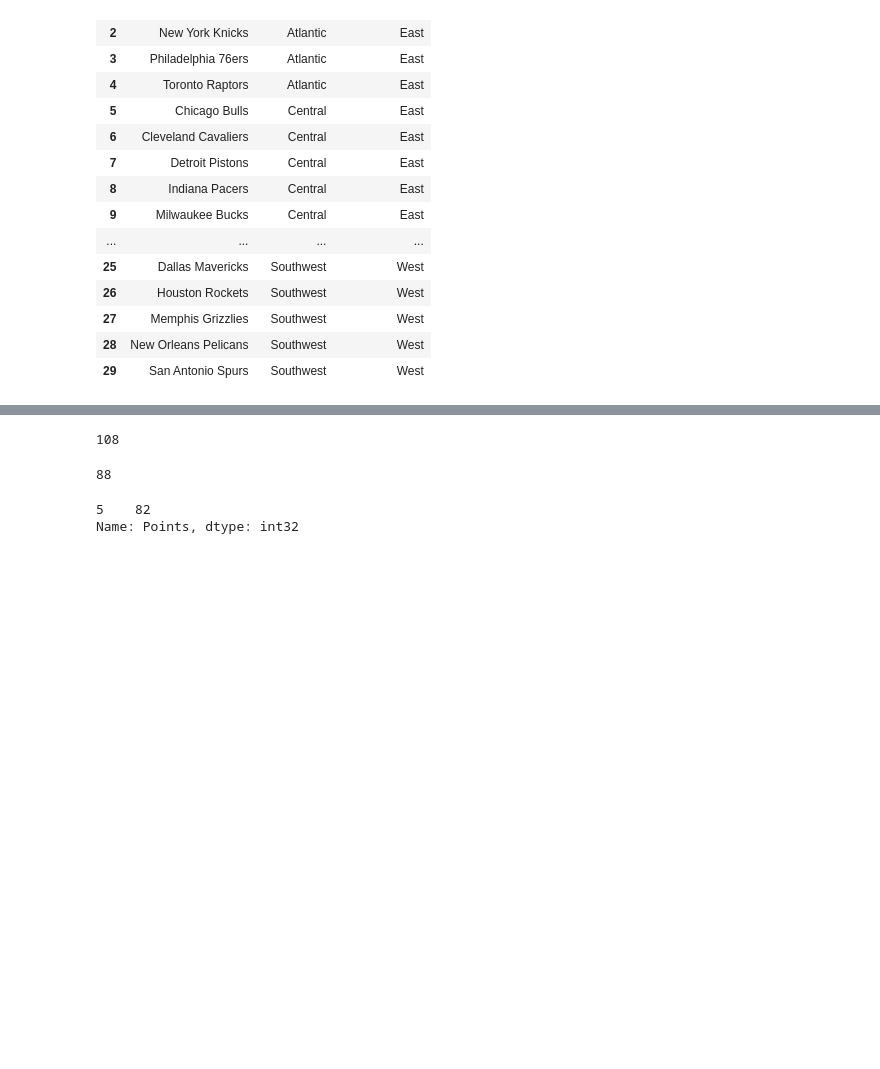
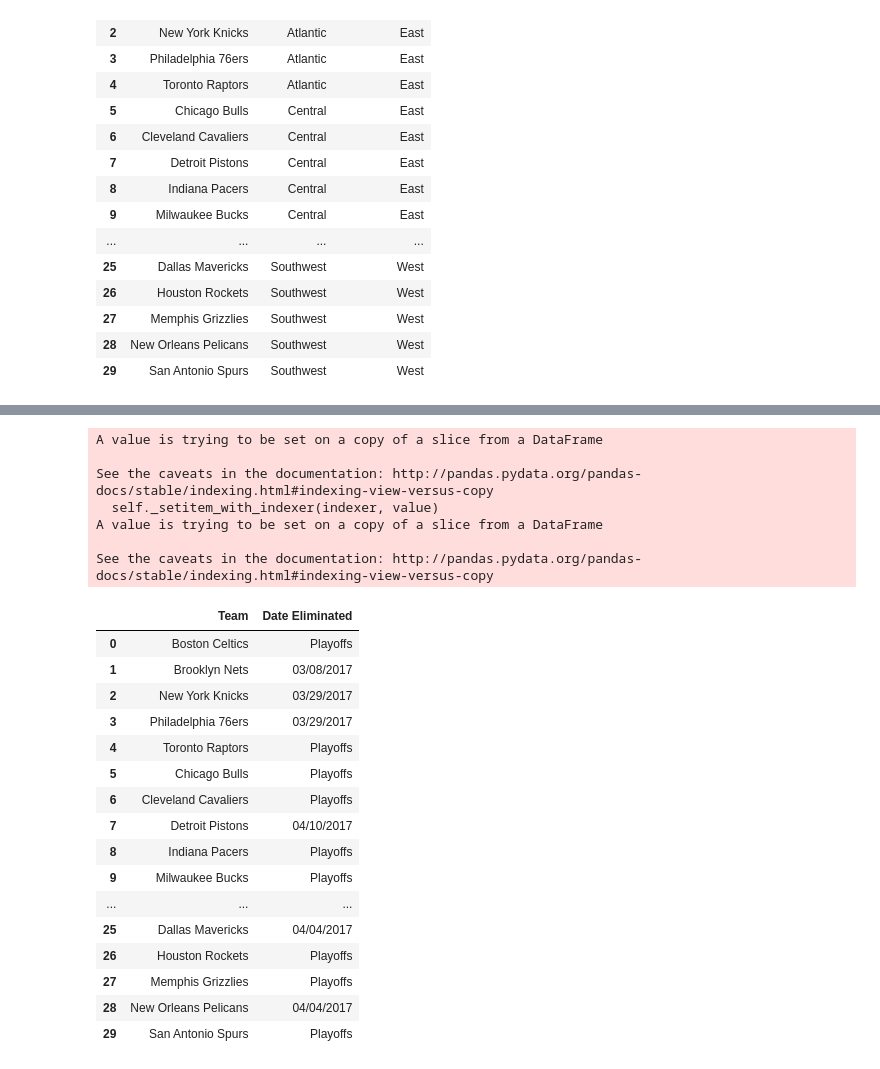
Before and after one commit to KnowYourPivots/NBA-Hackathon-2017, a Jupyter notebook: SkillsQuestion2(optional)/Elimination.ipynb, the cells around one changed output, grey strips where cells are left out. Drawn from its saved outputs; the diff is of its cells as text; code cells hidden in the pictures; blank space fills up the shorter version.

```diff
--- a/SkillsQuestion2(optional)/Elimination.ipynb
+++ b/SkillsQuestion2(optional)/Elimination.ipynb
@@ -144,16 +161,34 @@ conference
 | 29 | San Antonio Spurs | Southwest | West | 2 | 122 | 82 | Playoffs |
-# %%
-obtainable_points = (85-int(conference.loc[conference['Team_Name'] == 'Toronto Raptors',['Played']]['Played']))*2 + int(conference.loc[conference['Team_Name'] == 'Toronto Raptors',['Points']]['Points'])
-obtainable_points
-# %% [output]
-108
-# %%
-eighth_OP = (85-int(conference.loc[(conference['Conference_id'] == 'East')&(conference['Standings'] == 8 ) ,['Played']]['Played']))*2 + int(conference.loc[(conference['Conference_id'] == 'East')&(conference['Standings'] == 8 ),['Points']]['Points'])
-eighth_OP
-# %% [output]
-88
-# %%
-conference.loc[(conference['Conference_id'] == 'East')&(conference['Standings'] == 8 ) ,['Points']]['Points']
-# %% [output]
-5    82
-Name: Points, dtype: int32
+# %%
+df = conference[['Team_Name', 'Date Eliminated']]
+df.columns = ['Team', 'Date Eliminated']
+for index, row in df.iterrows():
+    if row[1] != "Playoffs":
+        df.loc[index,'Date Eliminated'] = str(row[1])[5:7] + '/' + str(row[1])[8:10] + '/' + str(row[1])[:4]
+
+df
+# %% [output]
+A value is trying to be set on a copy of a slice from a DataFrame
+
+See the caveats in the documentation: http://pandas.pydata.org/pandas-docs/stable/indexing.html#indexing-view-versus-copy
+  self._setitem_with_indexer(indexer, value)
+A value is trying to be set on a copy of a slice from a DataFrame
+
+See the caveats in the documentation: http://pandas.pydata.org/pandas-docs/stable/indexing.html#indexing-view-versus-copy
+|  | Team | Date Eliminated |
+| 0 | Boston Celtics | Playoffs |
+| 1 | Brooklyn Nets | 03/08/2017 |
+| 2 | New York Knicks | 03/29/2017 |
+| 3 | Philadelphia 76ers | 03/29/2017 |
+| 4 | Toronto Raptors | Playoffs |
+| 5 | Chicago Bulls | Playoffs |
+| 6 | Cleveland Cavaliers | Playoffs |
+| 7 | Detroit Pistons | 04/10/2017 |
+| 8 | Indiana Pacers | Playoffs |
+| 9 | Milwaukee Bucks | Playoffs |
+| ... | ... | ... |
+| 25 | Dallas Mavericks | 04/04/2017 |
+| 26 | Houston Rockets | Playoffs |
+| 27 | Memphis Grizzlies | Playoffs |
+| 28 | New Orleans Pelicans | 04/04/2017 |
+| 29 | San Antonio Spurs | Playoffs |
```
Also changed, not shown: parts of 5 cells of this notebook, 3 other files.
